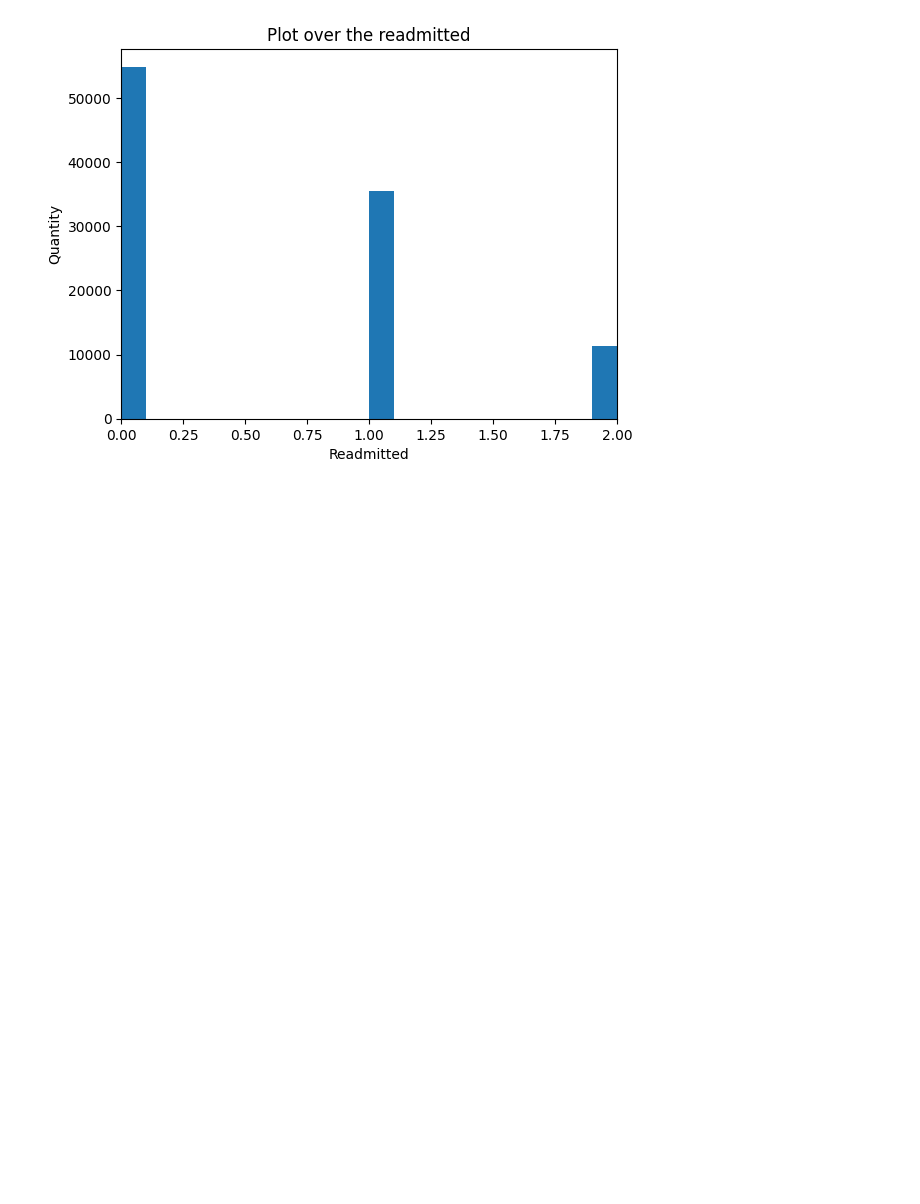
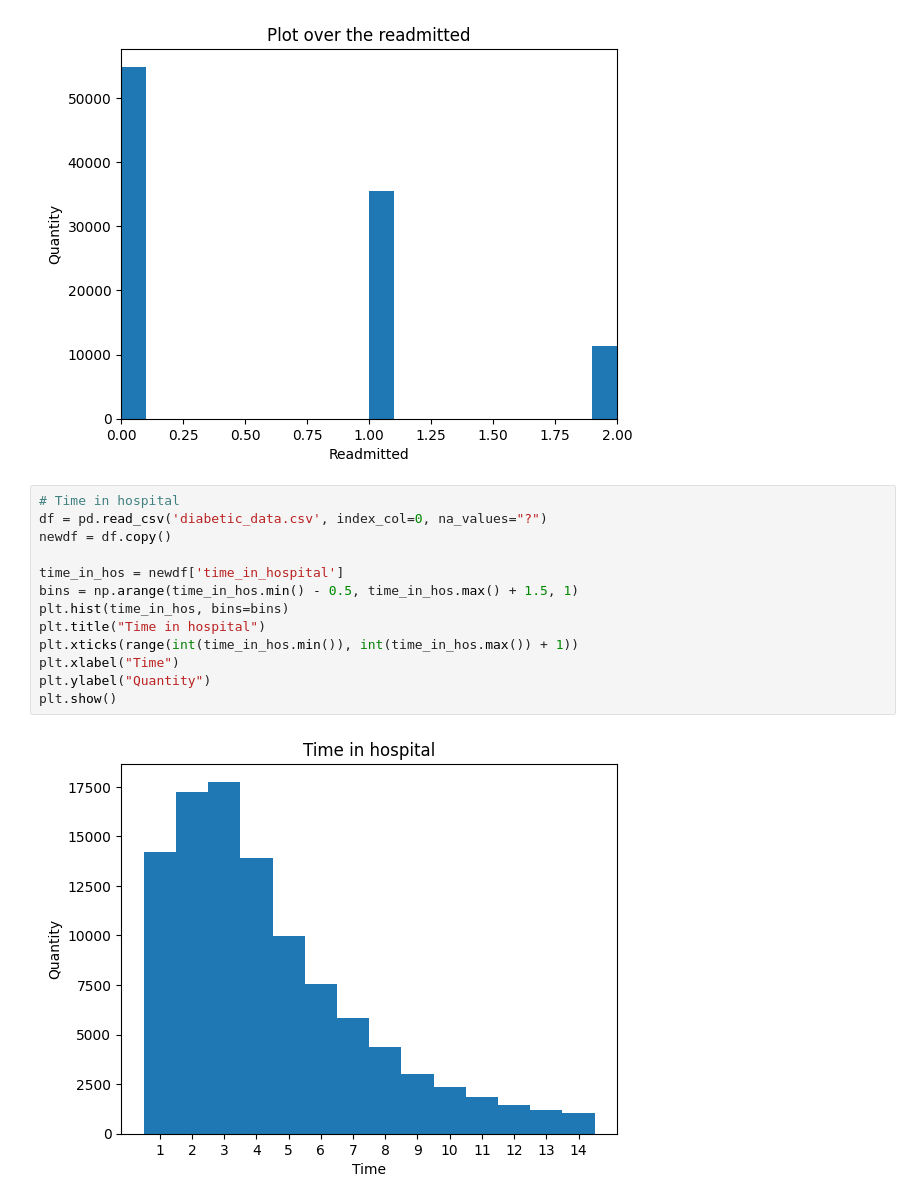
Before and after one commit to hannahpettersson/machinelearning_group10, a Jupyter notebook: plot.ipynb, the cells around one changed output. Saved outputs shown, nothing was run; the diff lists cells and outputs as text; blank space fills up the shorter version.

```diff
--- a/plot.ipynb
+++ b/plot.ipynb
@@ -100,3 +100,18 @@ plt.ylabel("Quantity")
 plt.show()
 # %% [output]
 [figure]
+# %%
+# Time in hospital
+df = pd.read_csv('diabetic_data.csv', index_col=0, na_values="?")
+newdf = df.copy()
+
+time_in_hos = newdf['time_in_hospital']
+bins = np.arange(time_in_hos.min() - 0.5, time_in_hos.max() + 1.5, 1)
+plt.hist(time_in_hos, bins=bins)
+plt.title("Time in hospital")
+plt.xticks(range(int(time_in_hos.min()), int(time_in_hos.max()) + 1))
+plt.xlabel("Time")
+plt.ylabel("Quantity")
+plt.show()
+# %% [output]
+[figure, added]
```
Also changed, not shown: parts of 5 cells of this notebook.
